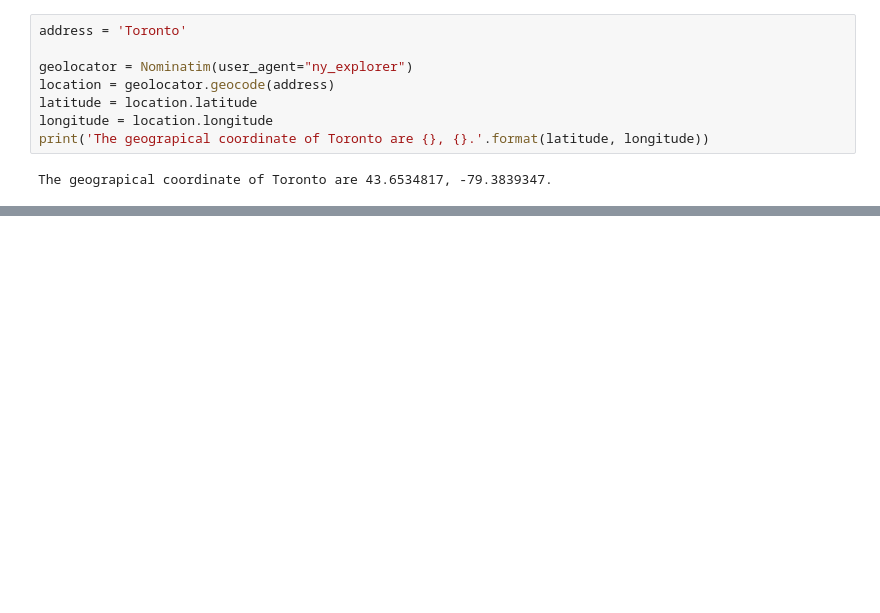
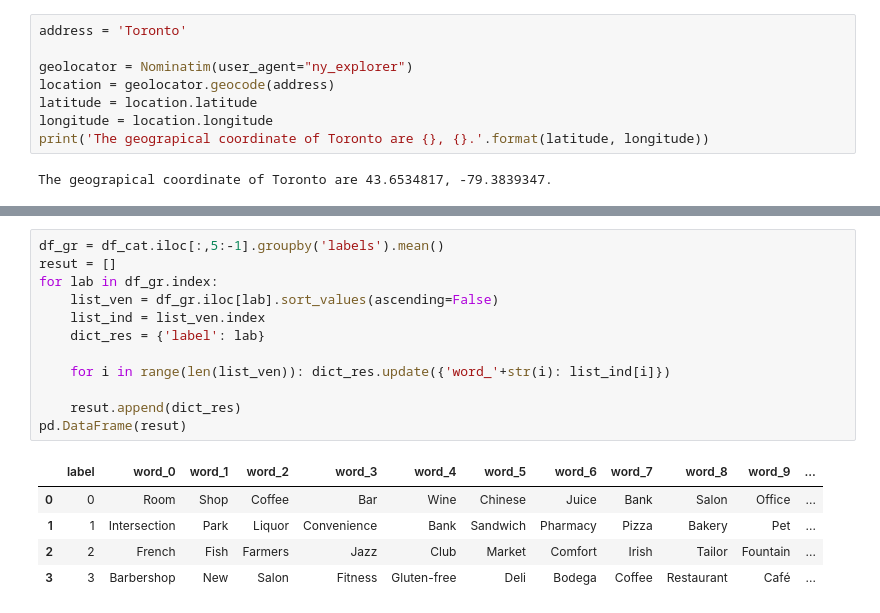
Before and after one commit to emdemor/Coursera_Capstone, a Jupyter notebook: coursera_capstone_Week_3_P3.ipynb, the cells around one changed output, grey strips where cells are left out. Drawn from its saved outputs; the diff is of its cells as text; blank space fills up the shorter version.

```diff
--- a/coursera_capstone_Week_3_P3.ipynb
+++ b/coursera_capstone_Week_3_P3.ipynb
@@ -313,0 +295,18 @@ Click here to see the map.
+# %%
+df_gr = df_cat.iloc[:,5:-1].groupby('labels').mean()
+resut = []
+for lab in df_gr.index:
+    list_ven = df_gr.iloc[lab].sort_values(ascending=False)
+    list_ind = list_ven.index
+    dict_res = {'label': lab}
+
+    for i in range(len(list_ven)): dict_res.update({'word_'+str(i): list_ind[i]})
+
+    resut.append(dict_res)
+pd.DataFrame(resut)
+# %% [output]
+|  | label | word_0 | word_1 | word_2 | word_3 | word_4 | word_5 | word_6 | word_7 | word_8 | word_9 | ... |
+| 0 | 0 | Room | Shop | Coffee | Bar | Wine | Chinese | Juice | Bank | Salon | Office | ... |
+| 1 | 1 | Intersection | Park | Liquor | Convenience | Bank | Sandwich | Pharmacy | Pizza | Bakery | Pet | ... |
+| 2 | 2 | French | Fish | Farmers | Jazz | Club | Market | Comfort | Irish | Tailor | Fountain | ... |
+| 3 | 3 | Barbershop | New | Salon | Fitness | Gluten-free | Deli | Bodega | Coffee | Restaurant | Café | ... |
```
Also changed, not shown: parts of 16 cells of this notebook, 2 other files.
